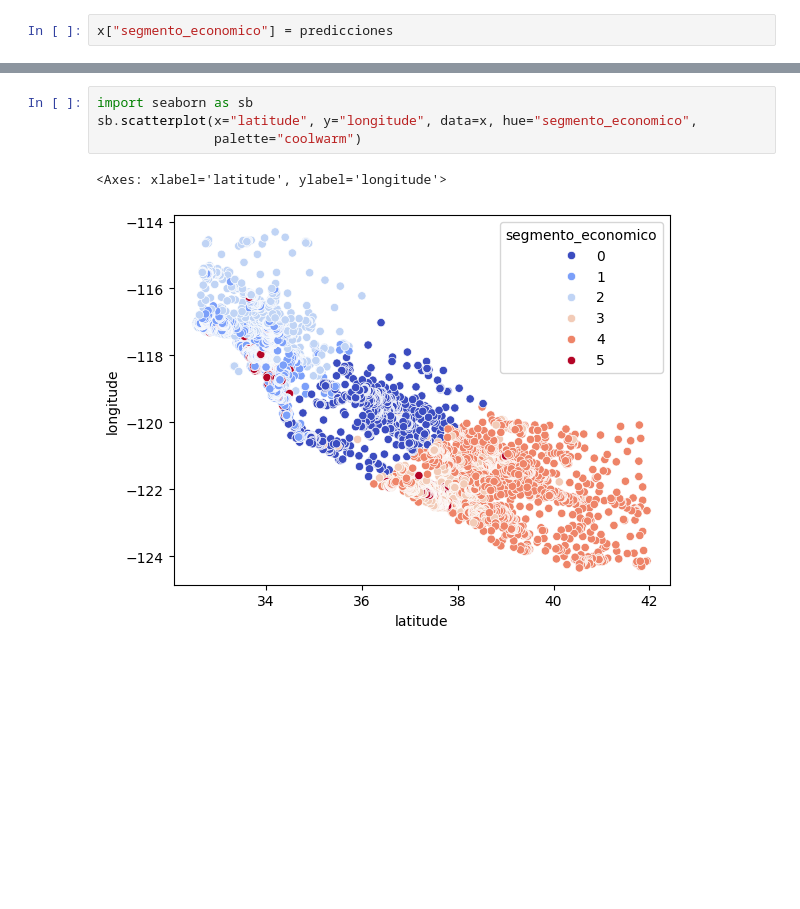
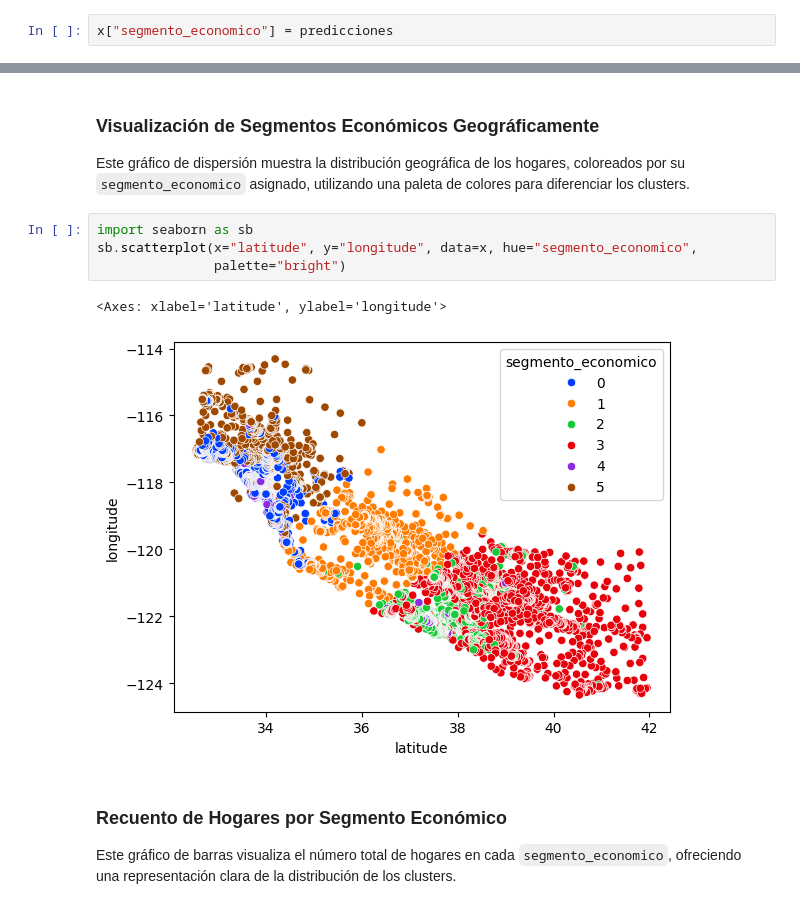
Before and after one commit to azartearxd/housingfrancia, a Jupyter notebook: housingfrancia.ipynb, the cells around one changed output, grey strips where cells are left out. Saved outputs shown, nothing was run; the diff lists cells and outputs as text; blank space fills up the shorter version.

```diff
--- a/housingfrancia.ipynb
+++ b/housingfrancia.ipynb
@@ -80,11 +112,17 @@ x["segmento_economico"].value_counts()
 dtype: int64
+# %% [markdown]
+### Visualización de Segmentos Económicos Geográficamente
+Este gráfico de dispersión muestra la distribución geográfica de los hogares, coloreados por su `segmento_economico` asignado, utilizando una paleta de colores para diferenciar los clusters.
 # %%
 import seaborn as sb
 sb.scatterplot(x="latitude", y="longitude", data=x, hue="segmento_economico",
-               palette="coolwarm")
+               palette="bright")
 # %% [output]
 <Axes: xlabel='latitude', ylabel='longitude'>
-[figure, old version]
+[figure, new version]
+# %% [markdown]
+### Recuento de Hogares por Segmento Económico
+Este gráfico de barras visualiza el número total de hogares en cada `segmento_economico`, ofreciendo una representación clara de la distribución de los clusters.
 # %%
 sb.countplot(x="segmento_economico", data=x)
 # %% [output]
```
Also changed, not shown: parts of 18 cells of this notebook.
